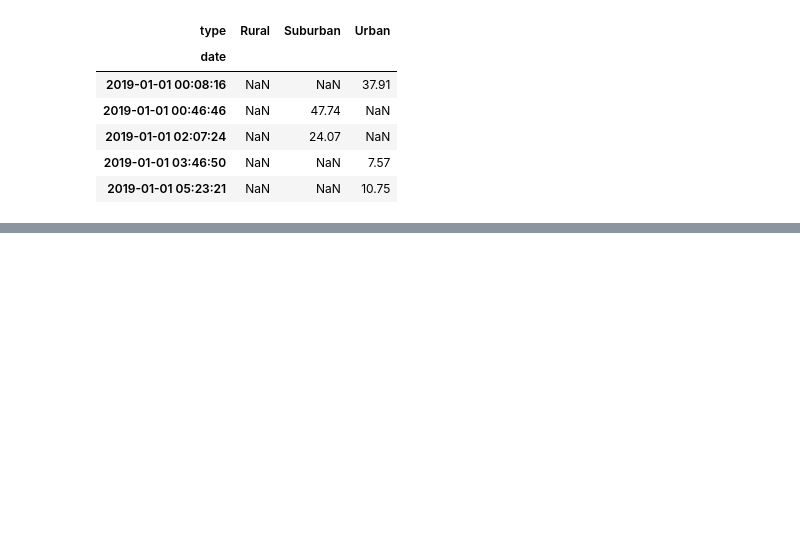
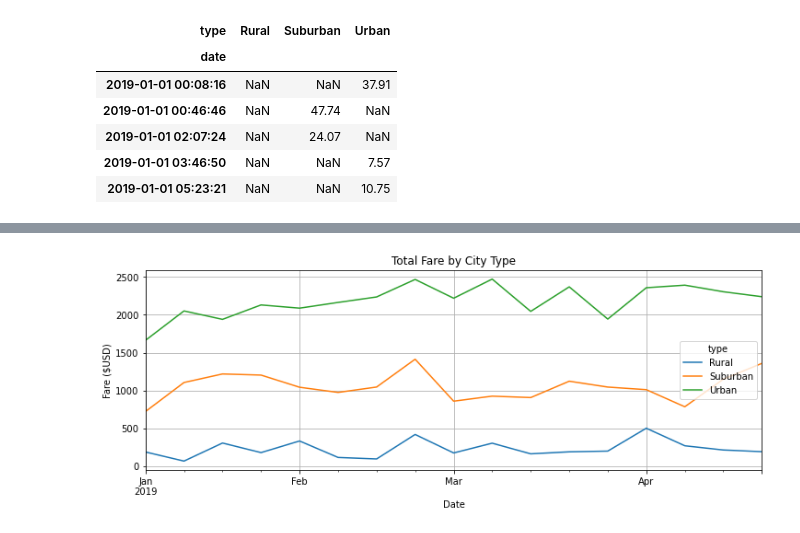
Before and after one commit to pmoores/PyBer_Analysis, a Jupyter notebook: PyBer_Challenge.ipynb, the cells around one changed output, grey strips where cells are left out. Cells and saved outputs as stored; diff of their text form; code cells hidden in the pictures; blank space fills up the shorter version.

```diff
--- a/PyBer_Challenge.ipynb
+++ b/PyBer_Challenge.ipynb
@@ -178,5 +178,6 @@ fares_by_date_pivot.head()
 | 2019-01-01 05:23:21 | NaN | NaN | 10.75 |
 # %%
 # 4. Create a new DataFrame from the pivot table DataFrame using loc on the given dates, '2019-01-01':'2019-04-29'.
-fares_by_date_df = fares_by_date_pivot.loc[(fares_by_date_pivot["date"] >= "2019,01,01") & (fares_by_date_pivot["date"] >= "2019,04,29")]
+fares_by_date_df = fares_by_date_pivot.loc['2019-01-01':'2019-04-29']
+fares_by_date_df
 # %% [output]
@@ -184,5 +198,5 @@ KeyError: 'date'
 # %%
 # 5. Set the "date" index to datetime datatype. This is necessary to use the resample() method in Step 8.
-# df.index = pd.to_datetime(df.index)
+fares_by_date_df.index = pd.to_datetime(fares_by_date_df.index)
 # %%
 # 6. Check that the datatype for the index is datetime using df.info()
@@ -189,2 +215,4 @@ KeyError: 'date'
 # %%
 # 7. Create a new DataFrame using the "resample()" function by week 'W' and get the sum of the fares for each week.
+fares_weekly_sum_df = fares_by_date_df.resample('W').sum()
+fares_weekly_sum_df.head(15)
@@ -191,7 +237,19 @@ KeyError: 'date'
 # %%
 # 8. Using the object-oriented interface method, plot the resample DataFrame using the df.plot() function.
+
+fares_weekly_sum_df.plot(figsize=(12, 4))
+
+plt.title("Total Fare by City Type")
+plt.ylabel("Fare ($USD)")
+plt.xlabel("Date")
+plt.grid(True)
 
 # Import the style from Matplotlib.
 from matplotlib import style
 # Use the graph style fivethirtyeight.
 style.use('fivethirtyeight')
+
+# Save the figure
+plt.savefig("analysis/PyBer_fare_summary.png")
+# %% [output]
+[figure, added]
```
Also changed, not shown: parts of 3 cells of this notebook, 4 other files.
